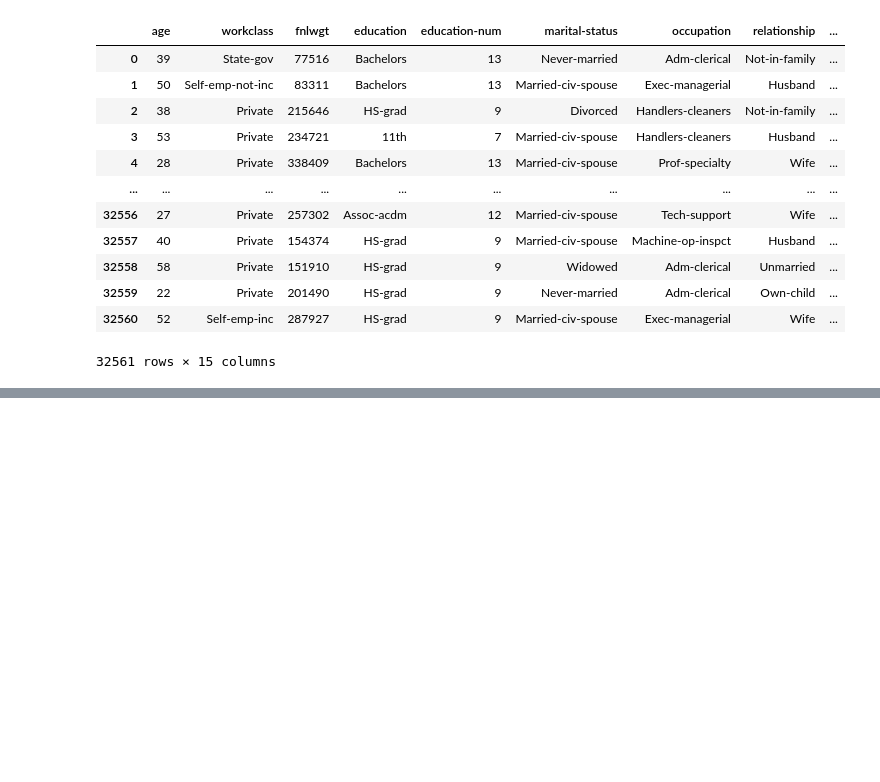
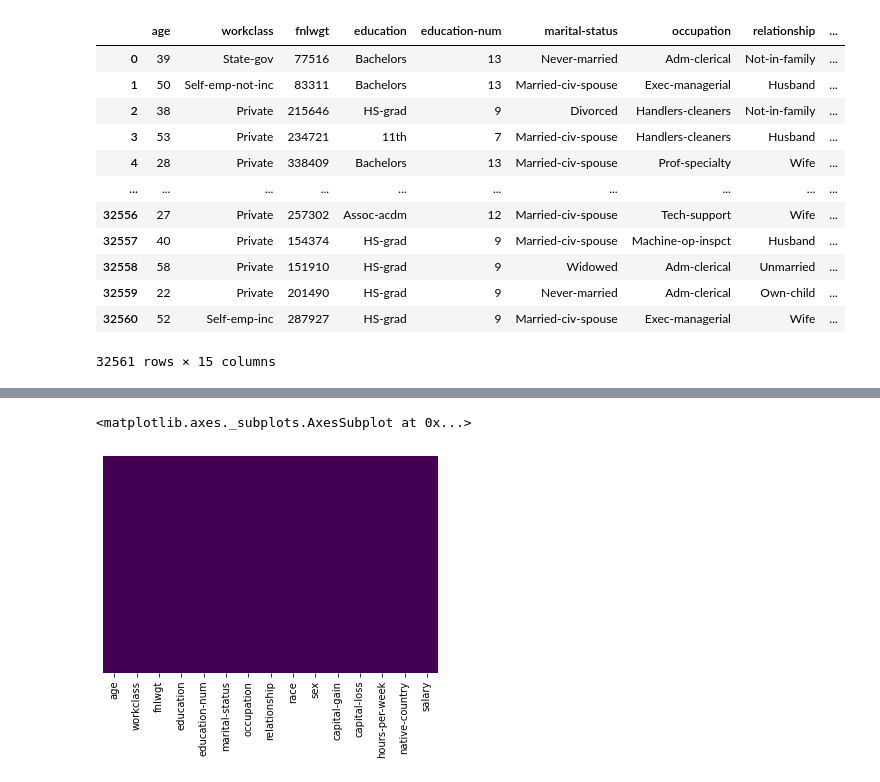
Before and after one commit to IT19237114/ML_Assignment2_IT19135076_IT19237114_IT19092102_IT19148250, a Jupyter notebook: ML_PROJECT.ipynb, the cells around one changed output, grey strips where cells are left out. Saved outputs shown, nothing was run; the diff lists cells and outputs as text; code cells hidden in the pictures; blank space fills up the shorter version.

```diff
--- a/ML_PROJECT.ipynb
+++ b/ML_PROJECT.ipynb
@@ -71,0 +110,6 @@ salary
+# %%
+#full data set cannont be viewed in isnull() function to overcome this issue we have used seaborn library to plot it in grapical way
+sns.heatmap(salary.isnull(),yticklabels=False,cbar=False,cmap='viridis')
+# %% [output]
+<matplotlib.axes._subplots.AxesSubplot at 0x...>
+[figure, added]
```
Also changed, not shown: parts of 8 cells of this notebook.
